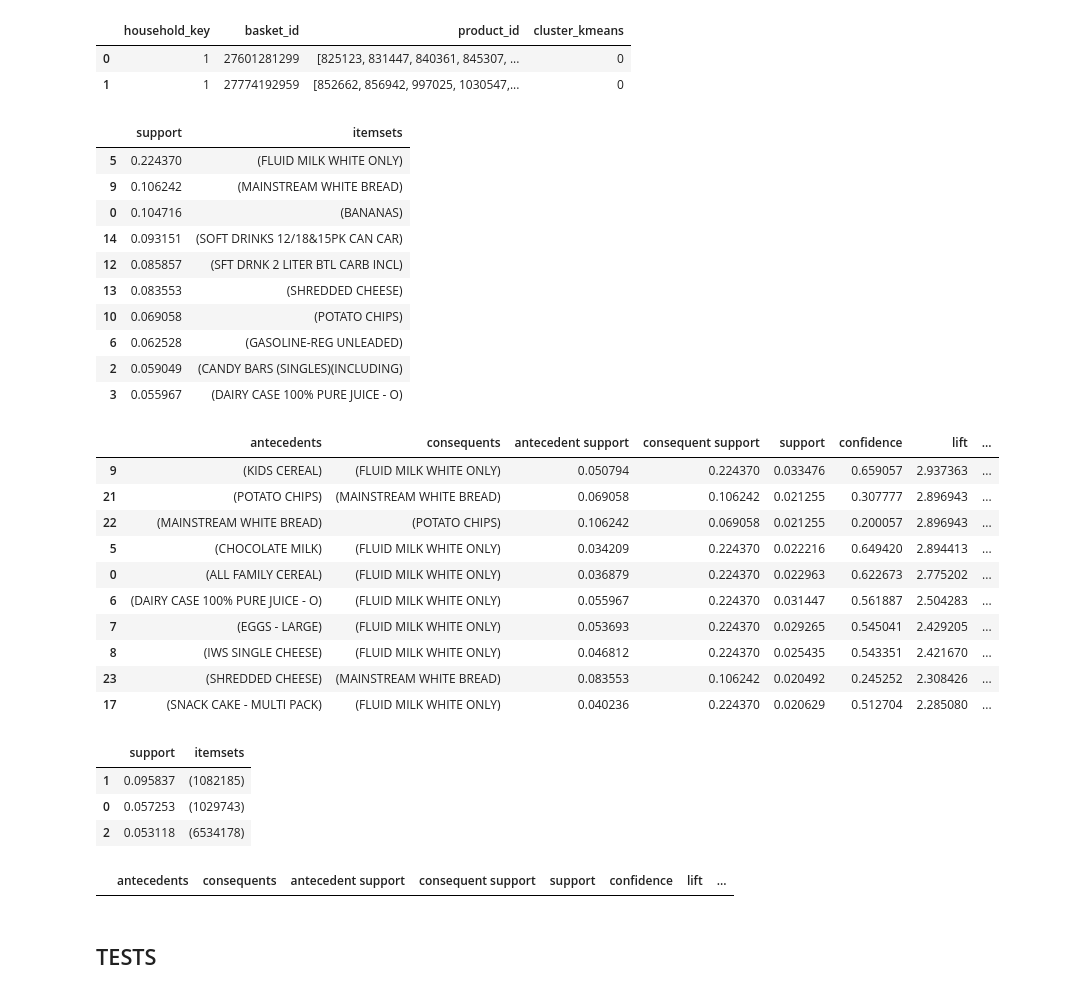
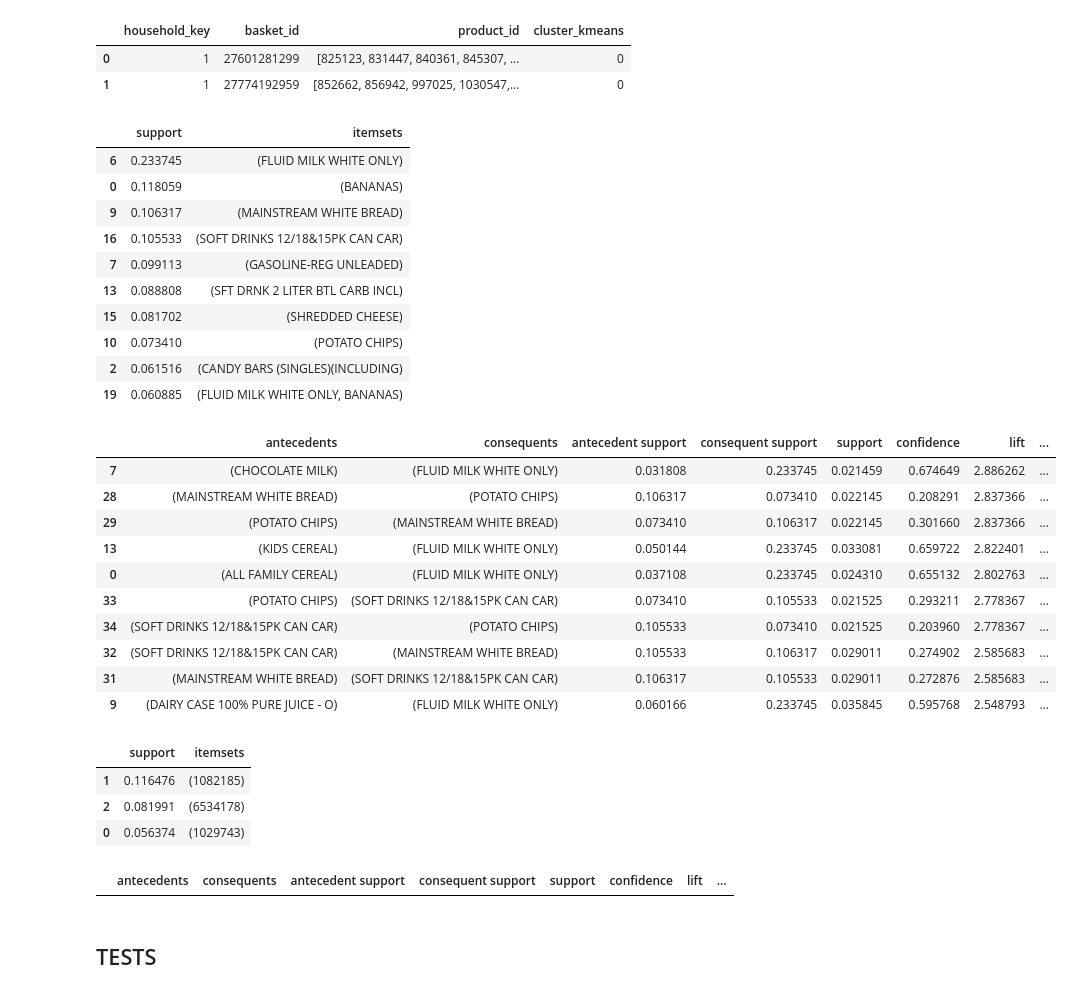
Before and after one commit to antoniooliveira03/Projects, a Jupyter notebook: NTT Project/06_Assoc_Rules.ipynb, the cells around one changed output. Drawn from its saved outputs; the diff is of its cells as text; code cells hidden in the pictures.

Commit message:
assoc rules

```diff
--- a/NTT Project/06_Assoc_Rules.ipynb
+++ b/NTT Project/06_Assoc_Rules.ipynb
@@ -65,47 +65,47 @@ cluster_5 = merged_data.loc[merged_data['cluster_kmeans'] == 5]
 cluster_6 = merged_data.loc[merged_data['cluster_kmeans'] == 6]
 cluster_7 = merged_data.loc[merged_data['cluster_kmeans'] == 7]
 # %%
-functions.category_rules(cluster_0, prod, 'sub_commodity_desc')
+functions.category_rules(cluster_1, prod, 'sub_commodity_desc')
 
 
 # antecedent support - proportion of transactions that contain the antecedent - HGIH
 # consequent  support - proportion of transactions that contain the consequent - HIGH
 # support - proportion of transactions that contain both - HIGH
 # confidence - probability that the consequent is present given that the antecedent is present - HIGH
 # lift -  A lift value greater than 1 indicates that the antecedent and consequent occur together more often than would be expected by chance, suggesting a positive relationship - > 1
 # leverage - difference between the observed support and the expected support if the antecedent and consequent were independent - HIGH
 # Conviction - how likely the rule is to be correct compared to a random occurrence - HIGH
 # Zhang’s Metric - association strength and the degree of dependence between the antecedent and consequent - HIGH
 # %% [output]
 |  | support | itemsets |
-| 5 | 0.224370 | (FLUID MILK WHITE ONLY) |
-| 9 | 0.106242 | (MAINSTREAM WHITE BREAD) |
-| 0 | 0.104716 | (BANANAS) |
-| 14 | 0.093151 | (SOFT DRINKS 12/18&15PK CAN CAR) |
-| 12 | 0.085857 | (SFT DRNK 2 LITER BTL CARB INCL) |
-| 13 | 0.083553 | (SHREDDED CHEESE) |
-| 10 | 0.069058 | (POTATO CHIPS) |
-| 6 | 0.062528 | (GASOLINE-REG UNLEADED) |
-| 2 | 0.059049 | (CANDY BARS (SINGLES)(INCLUDING) |
-| 3 | 0.055967 | (DAIRY CASE 100% PURE JUICE - O) |
+| 6 | 0.233745 | (FLUID MILK WHITE ONLY) |
+| 0 | 0.118059 | (BANANAS) |
+| 9 | 0.106317 | (MAINSTREAM WHITE BREAD) |
+| 16 | 0.105533 | (SOFT DRINKS 12/18&15PK CAN CAR) |
+| 7 | 0.099113 | (GASOLINE-REG UNLEADED) |
+| 13 | 0.088808 | (SFT DRNK 2 LITER BTL CARB INCL) |
+| 15 | 0.081702 | (SHREDDED CHEESE) |
+| 10 | 0.073410 | (POTATO CHIPS) |
+| 2 | 0.061516 | (CANDY BARS (SINGLES)(INCLUDING) |
+| 19 | 0.060885 | (FLUID MILK WHITE ONLY, BANANAS) |
 |  | antecedents | consequents | antecedent support | consequent support | support | confidence | lift | ... |
-| 9 | (KIDS CEREAL) | (FLUID MILK WHITE ONLY) | 0.050794 | 0.224370 | 0.033476 | 0.659057 | 2.937363 | ... |
-| 21 | (POTATO CHIPS) | (MAINSTREAM WHITE BREAD) | 0.069058 | 0.106242 | 0.021255 | 0.307777 | 2.896943 | ... |
-| 22 | (MAINSTREAM WHITE BREAD) | (POTATO CHIPS) | 0.106242 | 0.069058 | 0.021255 | 0.200057 | 2.896943 | ... |
-| 5 | (CHOCOLATE MILK) | (FLUID MILK WHITE ONLY) | 0.034209 | 0.224370 | 0.022216 | 0.649420 | 2.894413 | ... |
-| 0 | (ALL FAMILY CEREAL) | (FLUID MILK WHITE ONLY) | 0.036879 | 0.224370 | 0.022963 | 0.622673 | 2.775202 | ... |
-| 6 | (DAIRY CASE 100% PURE JUICE - O) | (FLUID MILK WHITE ONLY) | 0.055967 | 0.224370 | 0.031447 | 0.561887 | 2.504283 | ... |
-| 7 | (EGGS - LARGE) | (FLUID MILK WHITE ONLY) | 0.053693 | 0.224370 | 0.029265 | 0.545041 | 2.429205 | ... |
-| 8 | (IWS SINGLE CHEESE) | (FLUID MILK WHITE ONLY) | 0.046812 | 0.224370 | 0.025435 | 0.543351 | 2.421670 | ... |
-| 23 | (SHREDDED CHEESE) | (MAINSTREAM WHITE BREAD) | 0.083553 | 0.106242 | 0.020492 | 0.245252 | 2.308426 | ... |
-| 17 | (SNACK CAKE - MULTI PACK) | (FLUID MILK WHITE ONLY) | 0.040236 | 0.224370 | 0.020629 | 0.512704 | 2.285080 | ... |
+| 7 | (CHOCOLATE MILK) | (FLUID MILK WHITE ONLY) | 0.031808 | 0.233745 | 0.021459 | 0.674649 | 2.886262 | ... |
+| 28 | (MAINSTREAM WHITE BREAD) | (POTATO CHIPS) | 0.106317 | 0.073410 | 0.022145 | 0.208291 | 2.837366 | ... |
+| 29 | (POTATO CHIPS) | (MAINSTREAM WHITE BREAD) | 0.073410 | 0.106317 | 0.022145 | 0.301660 | 2.837366 | ... |
+| 13 | (KIDS CEREAL) | (FLUID MILK WHITE ONLY) | 0.050144 | 0.233745 | 0.033081 | 0.659722 | 2.822401 | ... |
+| 0 | (ALL FAMILY CEREAL) | (FLUID MILK WHITE ONLY) | 0.037108 | 0.233745 | 0.024310 | 0.655132 | 2.802763 | ... |
+| 33 | (POTATO CHIPS) | (SOFT DRINKS 12/18&15PK CAN CAR) | 0.073410 | 0.105533 | 0.021525 | 0.293211 | 2.778367 | ... |
+| 34 | (SOFT DRINKS 12/18&15PK CAN CAR) | (POTATO CHIPS) | 0.105533 | 0.073410 | 0.021525 | 0.203960 | 2.778367 | ... |
+| 32 | (SOFT DRINKS 12/18&15PK CAN CAR) | (MAINSTREAM WHITE BREAD) | 0.105533 | 0.106317 | 0.029011 | 0.274902 | 2.585683 | ... |
+| 31 | (MAINSTREAM WHITE BREAD) | (SOFT DRINKS 12/18&15PK CAN CAR) | 0.106317 | 0.105533 | 0.029011 | 0.272876 | 2.585683 | ... |
+| 9 | (DAIRY CASE 100% PURE JUICE - O) | (FLUID MILK WHITE ONLY) | 0.060166 | 0.233745 | 0.035845 | 0.595768 | 2.548793 | ... |
 # %%
-product_rules(cluster_0, )
+functions.product_rules(cluster_0)
 # %% [output]
 |  | support | itemsets |
-| 1 | 0.095837 | (1082185) |
-| 0 | 0.057253 | (1029743) |
-| 2 | 0.053118 | (6534178) |
+| 1 | 0.116476 | (1082185) |
+| 2 | 0.081991 | (6534178) |
+| 0 | 0.056374 | (1029743) |
 |  | antecedents | consequents | antecedent support | consequent support | support | confidence | lift | ... |
 # %% [markdown]
 ## TESTS
```
